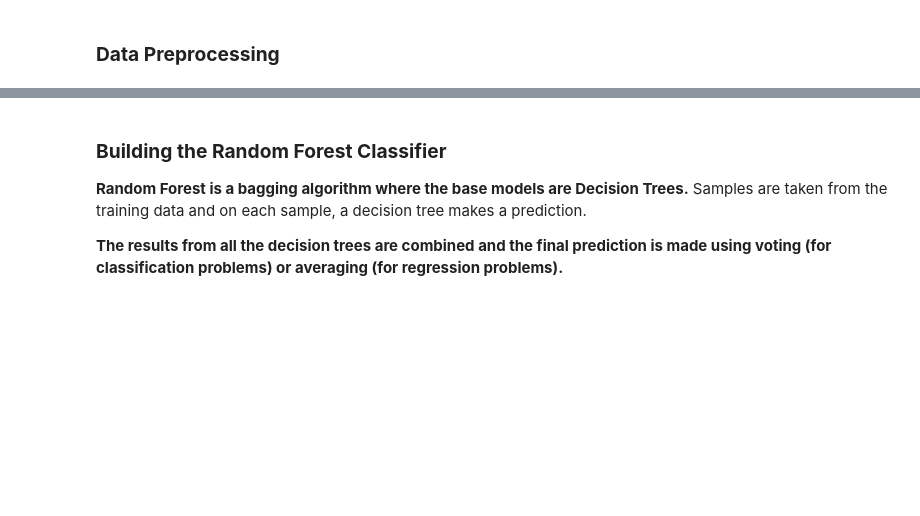
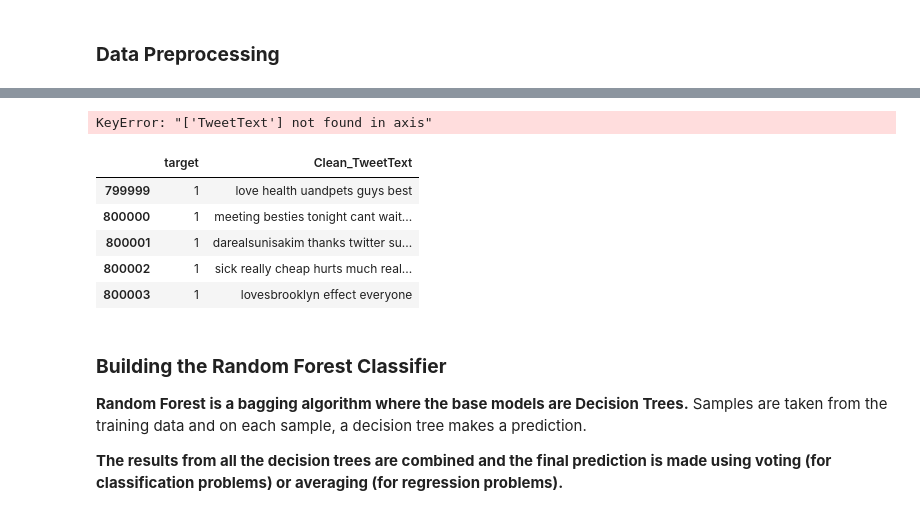
Before and after one commit to efwoods/Alleviating-Depression-With-Machine-Learning-And-Twitter-Quotes, a Jupyter notebook: code/modules/depression/depression.ipynb, the cells around one changed output, grey strips where cells are left out. Saved outputs shown, nothing was run; the diff lists cells and outputs as text; code cells hidden in the pictures; blank space fills up the shorter version.

```diff
--- a/code/modules/depression/depression.ipynb
+++ b/code/modules/depression/depression.ipynb
@@ -309,3 +295,16 @@ data.head()
+# %%
+data.drop(columns=['TweetText'],inplace=True)
+# %% [output]
+KeyError: "['TweetText'] not found in axis"
+# %%
+data.head()
+# %% [output]
+|  | target | Clean_TweetText |
+| 799999 | 1 | love health uandpets guys best |
+| 800000 | 1 | meeting besties tonight cant wait... |
+| 800001 | 1 | darealsunisakim thanks twitter su... |
+| 800002 | 1 | sick really cheap hurts much real... |
+| 800003 | 1 | lovesbrooklyn effect everyone |
 # %% [markdown]
 ### **Building the Random Forest Classifier**
 
```
Also changed, not shown: parts of 11 cells of this notebook.
